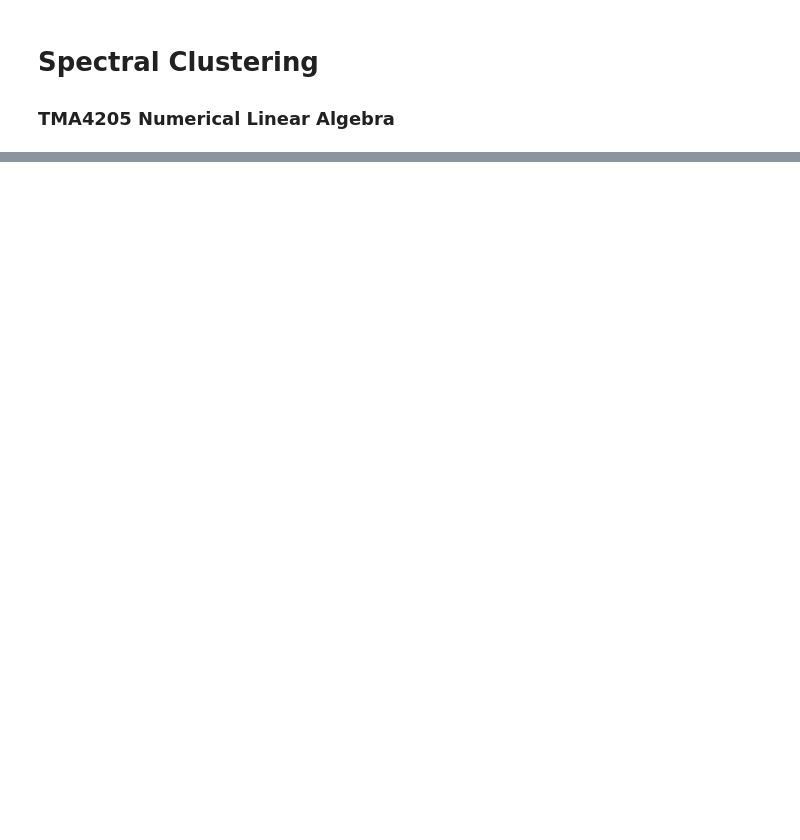
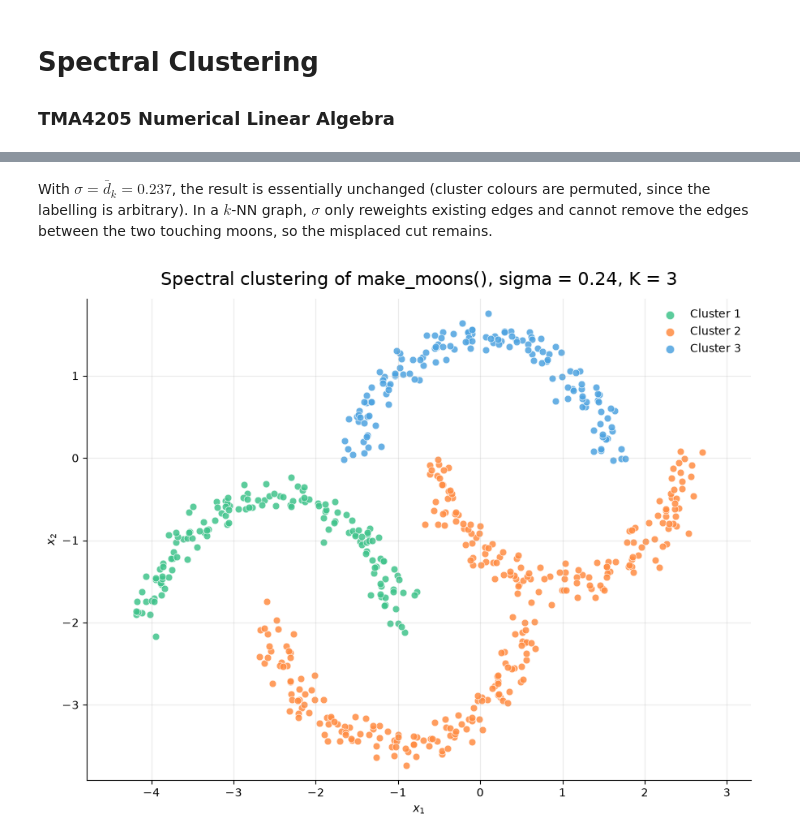
Before and after one commit to theaboge/spectral_clustering, a Jupyter notebook: handin.ipynb, the cells around one changed output, grey strips where cells are left out. Saved outputs shown, nothing was run; the diff lists cells and outputs as text; code cells hidden in the pictures; blank space fills up the shorter version.

```diff
--- a/handin.ipynb
+++ b/handin.ipynb
@@ -207,0 +134,30 @@ plt.show()
+# %%
+colors = ["#3FC38B", "#FF8C42", "#4DA3E0", "#F7B731","#F26B6B",
+              "#9B6BD6",  "#E85D9E", "#1B5E3F",]
+
+def plot_clusters(X, C, title="Spectral clustering"):
+    '''
+    Scatter plot of 2D data points coloured by cluster label.
+
+    Parameters:
+        X: The data points, np.array of shape (N,2)
+        C: The cluster labels, np.array of shape (N,)
+        title: The plot title
+    '''
+    palette = np.array(colors)
+    fig, ax = plt.subplots(figsize=(9, 7))
+
+    for c in np.unique(C):
+        mask = C == c
+        ax.scatter(X[mask, 0], X[mask, 1], s=40, color=palette[c], alpha=0.85,
+                   edgecolor="white", linewidth=0.5, label=f"Cluster {c + 1}")
+
+    ax.set_title(title, fontsize=16, pad=12)
+    ax.set_xlabel("$x_1$")
+    ax.set_ylabel("$x_2$")
+    ax.set_aspect("equal", adjustable="datalim")   # keeps the geometry undistorted
+    ax.grid(alpha=0.25)
+    ax.spines[["top", "right"]].set_visible(False)
+    ax.legend(frameon=False, loc="best", markerscale=1.2)
+    fig.tight_layout()
+    plt.show()
@@ -207,0 +307,7 @@ plt.show()
+# %% [markdown]
+With $\sigma = \bar d_k = 0.237$, the result is essentially unchanged (cluster colours are permuted, since the labelling is arbitrary). In a $k$-NN graph, $\sigma$ only reweights existing edges and cannot remove the edges between the two touching moons, so the misplaced cut remains.
+# %%
+C_moons_3, _, _, _ = spectral_clustering(Y, k=10, K=3, sigma=sigma_moons)
+plot_clusters(Y, C_moons_3, f"Spectral clustering of make_moons(), sigma = {sigma_moons:.2f}, K = 3")
+# %% [output]
+[figure, added]
```
Also changed, not shown: parts of 28 cells of this notebook.
